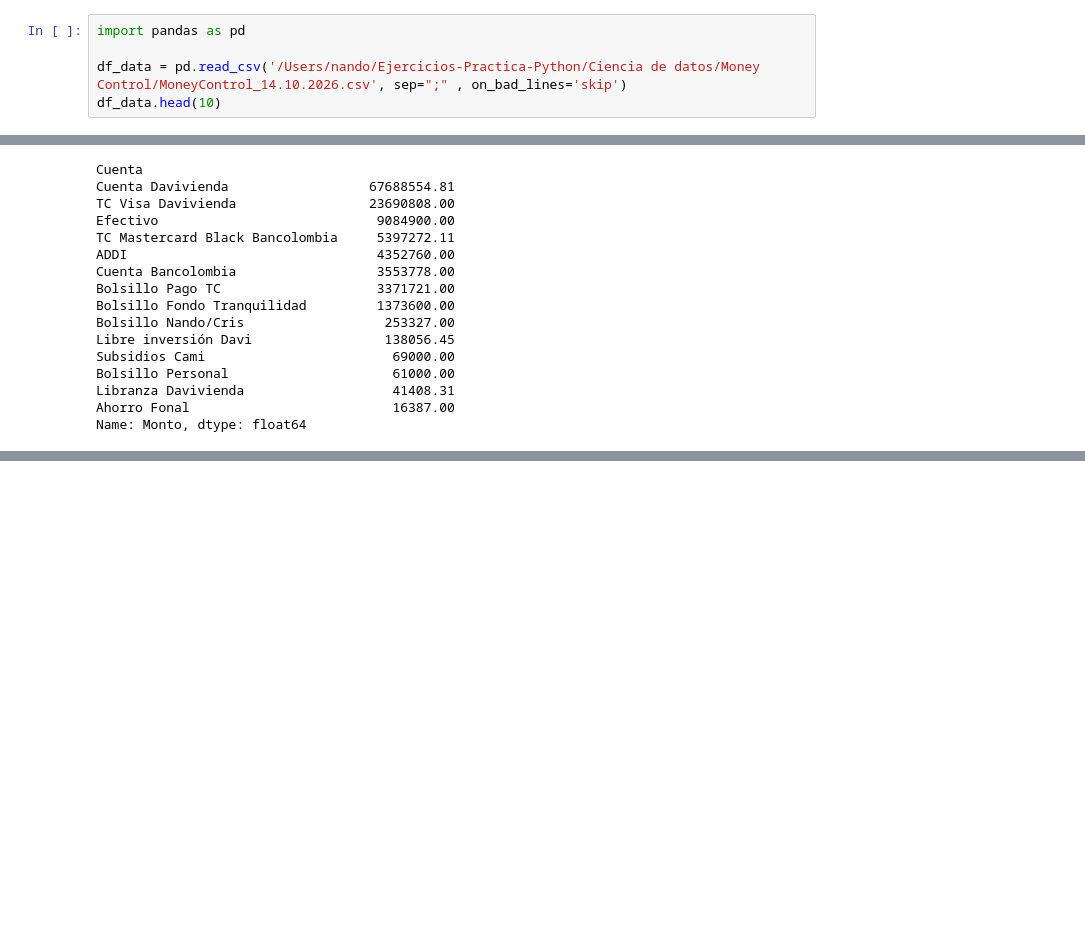
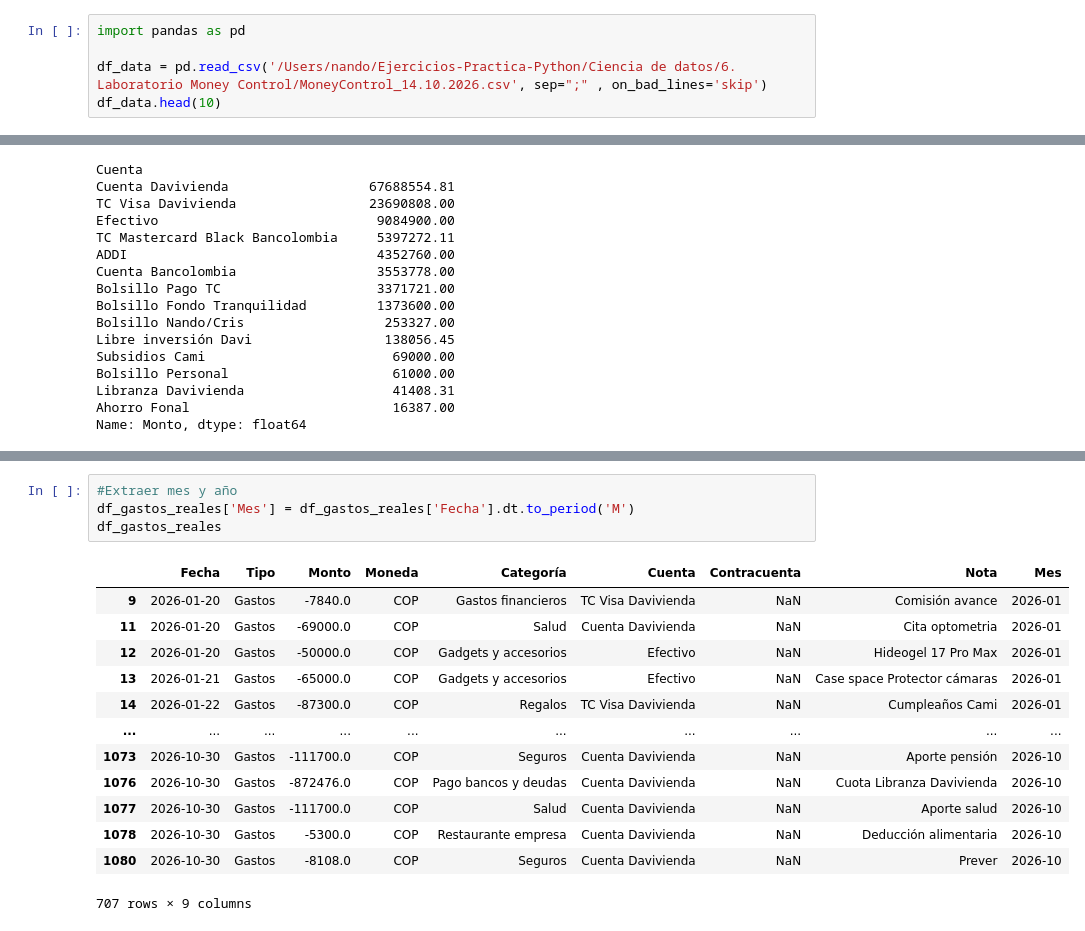
Before and after one commit to NandoRR77/Ejercicios-Practica-Python, a Jupyter notebook: Ciencia de datos/6. Laboratorio Money Control/AnalisisFinanzas.ipynb, the cells around one changed output, grey strips where cells are left out. Saved outputs shown, nothing was run; the diff lists cells and outputs as text; blank space fills up the shorter version.

```diff
--- a/Ciencia de datos/6. Laboratorio Money Control/AnalisisFinanzas.ipynb
+++ b/Ciencia de datos/6. Laboratorio Money Control/AnalisisFinanzas.ipynb
@@ -1,7 +1,7 @@
 # %%
 import pandas as pd
 
-df_data = pd.read_csv('/Users/nando/Ejercicios-Practica-Python/Ciencia de datos/Money Control/MoneyControl_14.10.2026.csv', sep=";" , on_bad_lines='skip')
+df_data = pd.read_csv('/Users/nando/Ejercicios-Practica-Python/Ciencia de datos/6. Laboratorio Money Control/MoneyControl_14.10.2026.csv', sep=";" , on_bad_lines='skip')
 df_data.head(10)
 # %% [output]
 |  | Fecha | Tipo | Monto | Moneda | Categoría | Persona | Cuenta | Contracuenta | Grupo | Nota |
@@ -340,0 +457,18 @@ TypeError: 'method' object is not subscriptable
+# %%
+#Extraer mes y año
+df_gastos_reales['Mes'] = df_gastos_reales['Fecha'].dt.to_period('M')
+df_gastos_reales
+# %% [output]
+|  | Fecha | Tipo | Monto | Moneda | Categoría | Cuenta | Contracuenta | Nota | Mes |
+| 9 | 2026-01-20 | Gastos | -7840.0 | COP | Gastos financieros | TC Visa Davivienda | NaN | Comisión avance | 2026-01 |
+| 11 | 2026-01-20 | Gastos | -69000.0 | COP | Salud | Cuenta Davivienda | NaN | Cita optometria | 2026-01 |
+| 12 | 2026-01-20 | Gastos | -50000.0 | COP | Gadgets y accesorios | Efectivo | NaN | Hideogel 17 Pro Max | 2026-01 |
+| 13 | 2026-01-21 | Gastos | -65000.0 | COP | Gadgets y accesorios | Efectivo | NaN | Case space Protector cámaras | 2026-01 |
+| 14 | 2026-01-22 | Gastos | -87300.0 | COP | Regalos | TC Visa Davivienda | NaN | Cumpleaños Cami | 2026-01 |
+| ... | ... | ... | ... | ... | ... | ... | ... | ... | ... |
+| 1073 | 2026-10-30 | Gastos | -111700.0 | COP | Seguros | Cuenta Davivienda | NaN | Aporte pensión | 2026-10 |
+| 1076 | 2026-10-30 | Gastos | -872476.0 | COP | Pago bancos y deudas | Cuenta Davivienda | NaN | Cuota Libranza Davivienda | 2026-10 |
+| 1077 | 2026-10-30 | Gastos | -111700.0 | COP | Salud | Cuenta Davivienda | NaN | Aporte salud | 2026-10 |
+| 1078 | 2026-10-30 | Gastos | -5300.0 | COP | Restaurante empresa | Cuenta Davivienda | NaN | Deducción alimentaria | 2026-10 |
+| 1080 | 2026-10-30 | Gastos | -8108.0 | COP | Seguros | Cuenta Davivienda | NaN | Prever | 2026-10 |
+707 rows × 9 columns
```
Also changed, not shown: parts of 28 cells of this notebook, 3 other files.
